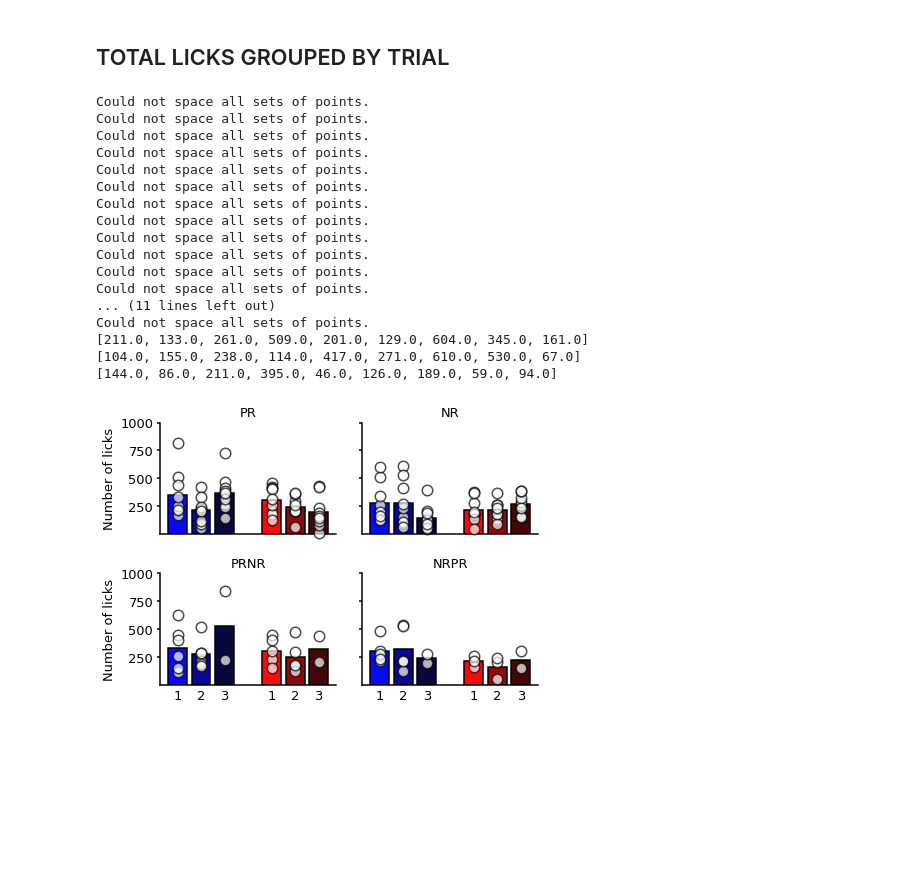
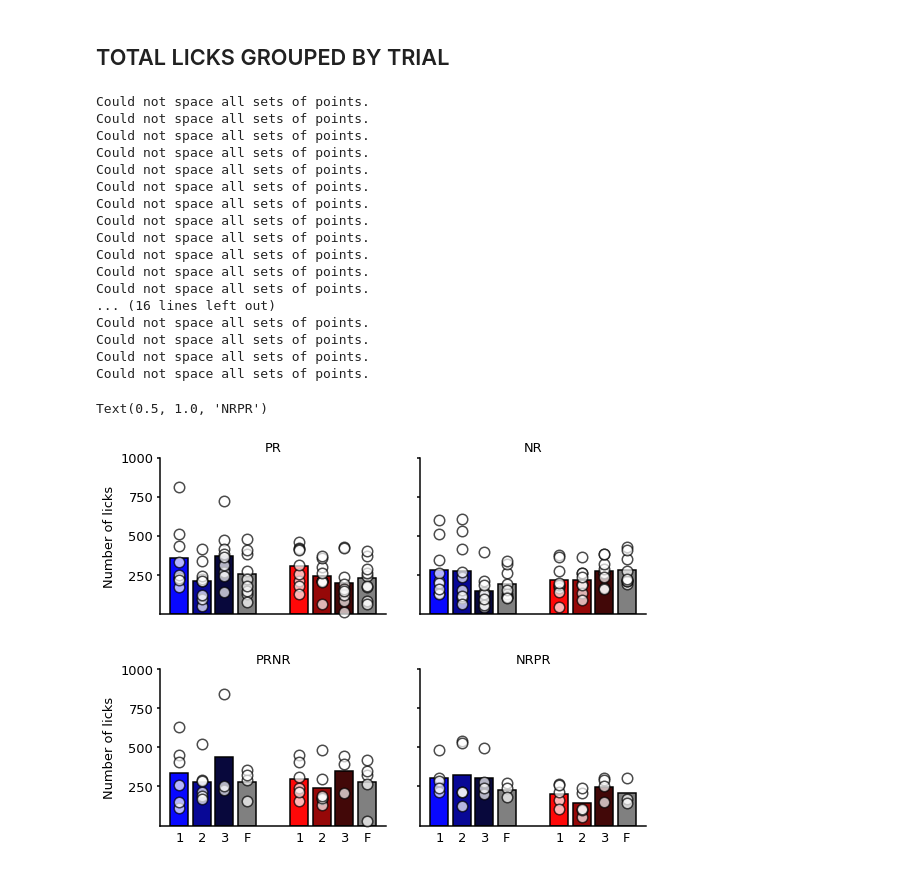
Before and after one commit to jetsetmette/VGP, a Jupyter notebook: notebooks/Behavior_Flavor.ipynb, the cells around one changed output. Saved outputs shown, nothing was run; the diff lists cells and outputs as text; code cells hidden in the pictures; blank space fills up the shorter version.

```diff
--- a/notebooks/Behavior_Flavor.ipynb
+++ b/notebooks/Behavior_Flavor.ipynb
@@ -105,7 +105,7 @@ def get_licks_trial (pump_fn, licks_fn, triallength=100):
     for p in pump_fn:
         temp=[]
         for lick in licks_fn:
-            if lick > p and lick < p + 120:
+            if lick > p and lick < p + 100:
                 temp.append(lick - p)
         licks_trial.append(temp)
 
@@ -415,7 +415,6 @@ for row in rows:
         cumlicks, bins = get_cumulative_licks(licks_fn)
 
         latency1, latency2, latency3, latency4 = get_binned_latency(latency_all)
-#         if len(pump_fn) > 30:
 
         hit1, hit2, hit3, hit4 = get_binned_hit(latency_all)
 
@@ -428,8 +427,8 @@ for row in rows:
         all_data[key]['solution']=row[8]
         all_data[key]['session']=row[10]
 
-#         all_data[key]['file']=row[1]
-#         all_data[key]['licks_fn']= licks_fn
+        all_data[key]['file']=row[1]
+        all_data[key]['licks_fn']= licks_fn
         all_data[key]['pump_fn']= pump_fn
         all_data[key]['licks trial']= licks_trial
         all_data[key]['number of trials']=len(pump_fn)
@@ -2283,62 +1683,65 @@ cas_PR_S1,cas_PRNR_S1,cas_NR_S1,cas_NRPR_S1 = grouped_by_session(all_data, 'Cas'
 cas_PR_S2,cas_PRNR_S2,cas_NR_S2,cas_NRPR_S2 = grouped_by_session(all_data, 'Cas','S2', 'total licks')
 cas_PR_S3,cas_PRNR_S3,cas_NR_S3,cas_NRPR_S3 = grouped_by_session(all_data, 'Cas','S3', 'total licks')
 
+casP_PR_S1,casP_PRNR_S1,casP_NR_S1,casP_NRPR_S1 = grouped_by_session(all_data, 'ppaired','S1', 'total licks')
+
 malt_PR_S1,malt_PRNR_S1,malt_NR_S1,malt_NRPR_S1 = grouped_by_session(all_data, 'Malt.','S1', 'total licks')
 malt_PR_S2,malt_PRNR_S2,malt_NR_S2,malt_NRPR_S2 = grouped_by_session(all_data, 'Malt.','S2', 'total licks')
 malt_PR_S3,malt_PRNR_S3,malt_NR_S3,malt_NRPR_S3 = grouped_by_session(all_data, 'Malt.','S3', 'total licks')
+
+maltP_PR_S1,maltP_PRNR_S1,maltP_NR_S1,maltP_NRPR_S1 = grouped_by_session(all_data, 'mpaired','S1', 'total licks')
 # %%
-f,ax=plt.subplots(figsize=(7,5), ncols=2, nrows=2, sharey='row')
+f,ax=plt.subplots(figsize=(9,7), ncols=2, nrows=2, sharey='row')
 f.subplots_adjust(wspace=0.15,hspace=0.35, bottom=0.15, left=0.15)
 
-colors_C=['#0808FF','#080896','#08083C','#FF0808','#960808','#420808']
+colors_C=['#0808FF','#080896','#08083C','gray','#FF0808','#960808','#420808','gray']
 
 
-ax[0,0]= make_barscatter([[cas_PR_S1,cas_PR_S2,cas_PR_S3],[malt_PR_S1,malt_PR_S2,malt_PR_S3]], ax=ax[0,0], barfacecolor=colors_C)
-ax[1,0]= make_barscatter([[cas_PRNR_S1,cas_PRNR_S2,cas_PRNR_S3],[malt_PRNR_S1,malt_PRNR_S2,malt_PRNR_S3]], ax=ax[1,0], barfacecolor=colors_C,barlabels=['1','2','3','1','2','3'])
+ax[0,0]= make_barscatter([[cas_PR_S1,cas_PR_S2,cas_PR_S3,casP_PR_S1],[malt_PR_S1,malt_PR_S2,malt_PR_S3,maltP_PR_S1]], ax=ax[0,0], barfacecolor=colors_C)
+ax[1,0]= make_barscatter([[cas_PRNR_S1,cas_PRNR_S2,cas_PRNR_S3,casP_PRNR_S1],[malt_PRNR_S1,malt_PRNR_S2,malt_PRNR_S3,maltP_PRNR_S1]], ax=ax[1,0], barfacecolor=colors_C,barlabels=['1','2','3','F','1','2','3','F'])
 
 
 
-ax[0,1]= make_barscatter([[cas_NR_S1,cas_NR_S2,cas_NR_S3],[malt_NR_S1,malt_NR_S2,malt_NR_S3]], ax=ax[0,1], barfacecolor=colors_C)
-ax[1,1]= make_barscatter([[cas_NRPR_S1,cas_NRPR_S2,cas_NRPR_S3],[malt_NRPR_S1,malt_NRPR_S2,malt_NRPR_S3]], ax=ax[1,1], barfacecolor=colors_C,barlabels=['1','2','3','1','2','3'])
+ax[0,1]= make_barscatter([[cas_NR_S1,cas_NR_S2,cas_NR_S3,casP_NR_S1],[malt_NR_S1,malt_NR_S2,malt_NR_S3,maltP_NR_S1]], ax=ax[0,1], barfacecolor=colors_C)
+ax[1,1]= make_barscatter([[cas_NRPR_S1,cas_NRPR_S2,cas_NRPR_S3,casP_NRPR_S1],[malt_NRPR_S1,malt_NRPR_S2,malt_NRPR_S3,maltP_NRPR_S1]], ax=ax[1,1], barfacecolor=colors_C,barlabels=['1','2','3','F','1','2','3','F'])
 
 
 
 ax[0,0].set_ylabel('Number of licks',fontsize = 13)
 ax[0,0].set_yticks([250,500,750,1000])
 ax[0,1].set_yticks([250,500,750,1000])
 ax[0,0].set_yticklabels([250,500,750,1000], fontsize = 13)
 
 ax[1,0].set_ylabel('Number of licks',fontsize = 13)
 ax[1,0].set_yticks([250,500,750,1000])
 ax[1,1].set_yticks([250,500,750,1000])
 ax[1,0].set_yticklabels([250,500,750,1000], fontsize = 13)
 
 ax[0,0].set_title('PR',fontsize=13)
 ax[0,1].set_title('NR',fontsize=13)
 ax[1,0].set_title('PRNR',fontsize=13)
 ax[1,1].set_title('NRPR',fontsize=13)
 
 
-print(cas_NR_S1)
-print(cas_NR_S2)
-print(cas_NR_S3)
-f.savefig('C:\\Users\\mko102\\GitHub\\VGP\\output\\total_licks_session.png')
+
+# f.savefig('C:\\Users\\mko102\\GitHub\\VGP\\output\\total_licks_session.png')
 # %% [output]
 Could not space all sets of points.
 Could not space all sets of points.
 Could not space all sets of points.
 Could not space all sets of points.
 Could not space all sets of points.
 Could not space all sets of points.
 Could not space all sets of points.
 Could not space all sets of points.
 Could not space all sets of points.
 Could not space all sets of points.
 Could not space all sets of points.
 Could not space all sets of points.
-... (11 lines left out)
+... (16 lines left out)
 Could not space all sets of points.
-[211.0, 133.0, 261.0, 509.0, 201.0, 129.0, 604.0, 345.0, 161.0]
-[104.0, 155.0, 238.0, 114.0, 417.0, 271.0, 610.0, 530.0, 67.0]
-[144.0, 86.0, 211.0, 395.0, 46.0, 126.0, 189.0, 59.0, 94.0]
+Could not space all sets of points.
+Could not space all sets of points.
+Could not space all sets of points.
+Text(0.5, 1.0, 'NRPR')
-[figure, old version]
+[figure, new version]
```
Also changed, not shown: parts of 38 cells of this notebook.
